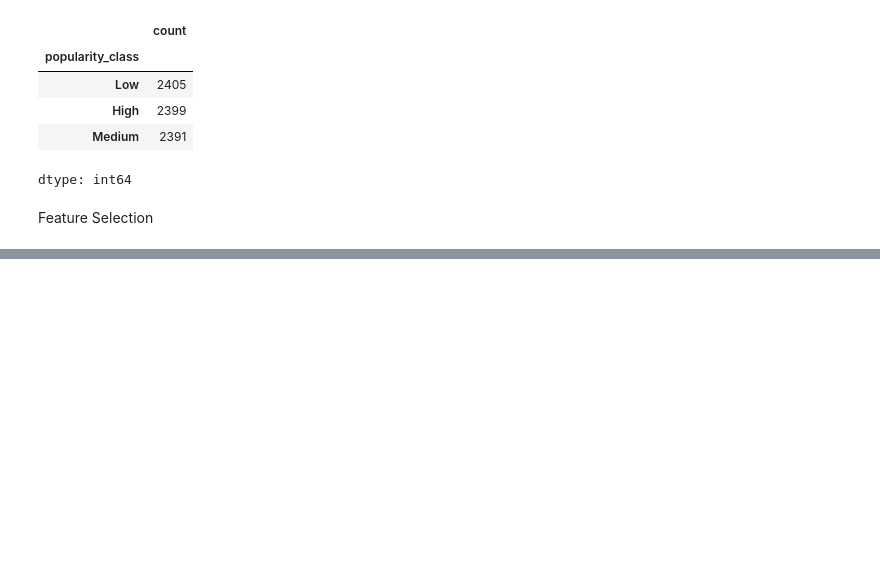
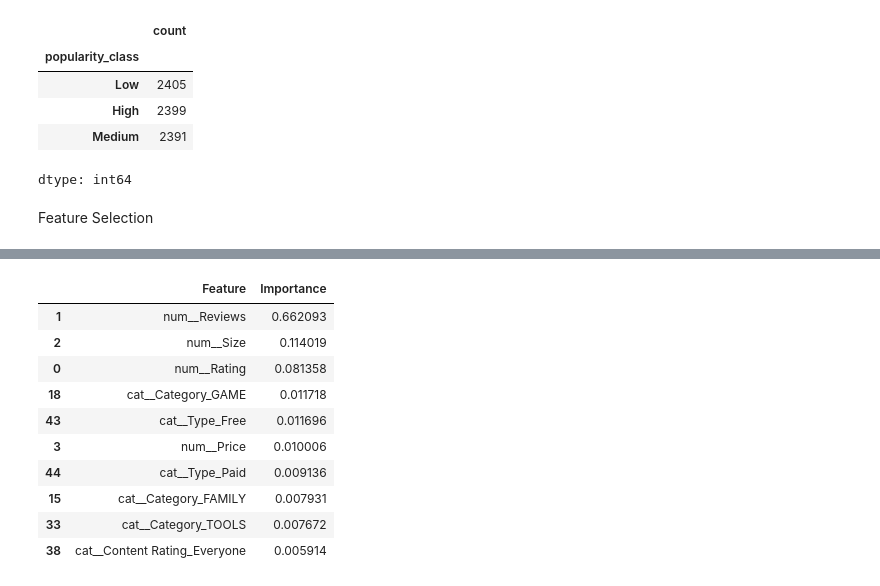
Before and after one commit to Dhairyaxshah/Appfluence, a Jupyter notebook: notebooks/03_supervised_ml.ipynb, the cells around one changed output, grey strips where cells are left out. Drawn from its saved outputs; the diff is of its cells as text; code cells hidden in the pictures; blank space fills up the shorter version.

```diff
--- a/notebooks/03_supervised_ml.ipynb
+++ b/notebooks/03_supervised_ml.ipynb
@@ -96,0 +230,13 @@ X_train_gp, X_test_gp, y_train_gp, y_test_gp = train_test_split(
+# %%
+from sklearn.ensemble import RandomForestClassifier
+
+rf_model = Pipeline([
+    ('preprocess', preprocessor),
+    ('clf', RandomForestClassifier(
+        n_estimators=200,
+        random_state=42,
+        class_weight='balanced'
+    ))
+])
+
+rf_model.fit(X_train_gp, y_train_gp)
@@ -96,0 +255,21 @@ X_train_gp, X_test_gp, y_train_gp, y_test_gp = train_test_split(
+# %%
+importances = rf_model.named_steps['clf'].feature_importances_
+
+importance_df = pd.DataFrame({
+    'Feature': feature_names,
+    'Importance': importances
+}).sort_values(by='Importance', ascending=False)
+
+importance_df.head(10)
+# %% [output]
+|  | Feature | Importance |
+| 1 | num__Reviews | 0.662093 |
+| 2 | num__Size | 0.114019 |
+| 0 | num__Rating | 0.081358 |
+| 18 | cat__Category_GAME | 0.011718 |
+| 43 | cat__Type_Free | 0.011696 |
+| 3 | num__Price | 0.010006 |
+| 44 | cat__Type_Paid | 0.009136 |
+| 15 | cat__Category_FAMILY | 0.007931 |
+| 33 | cat__Category_TOOLS | 0.007672 |
+| 38 | cat__Content Rating_Everyone | 0.005914 |
```
Also changed, not shown: parts of 11 cells of this notebook.
